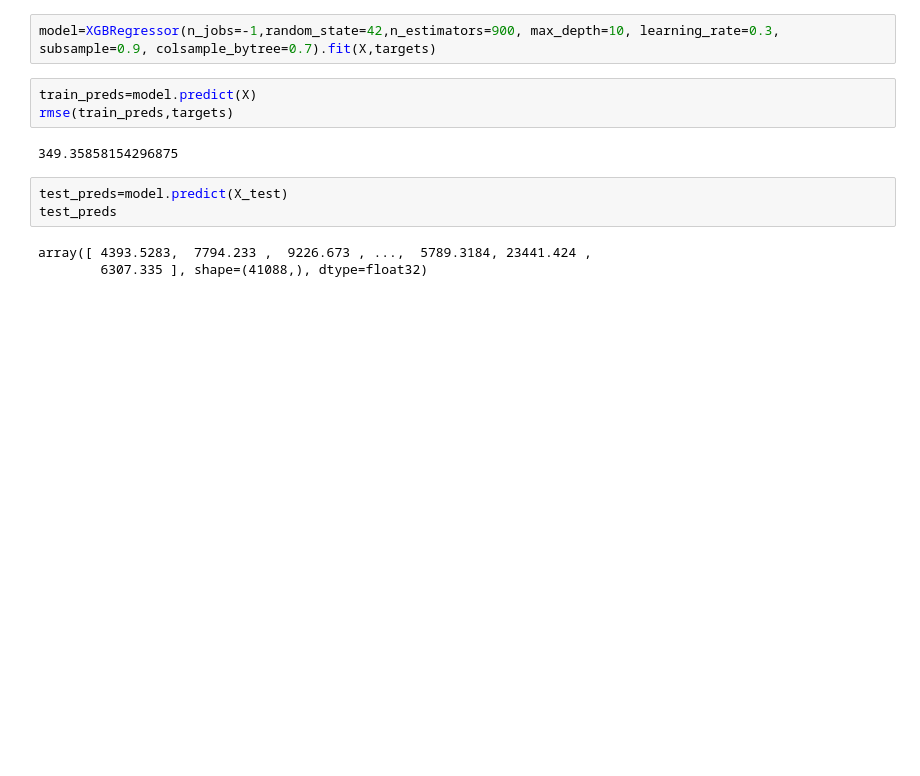
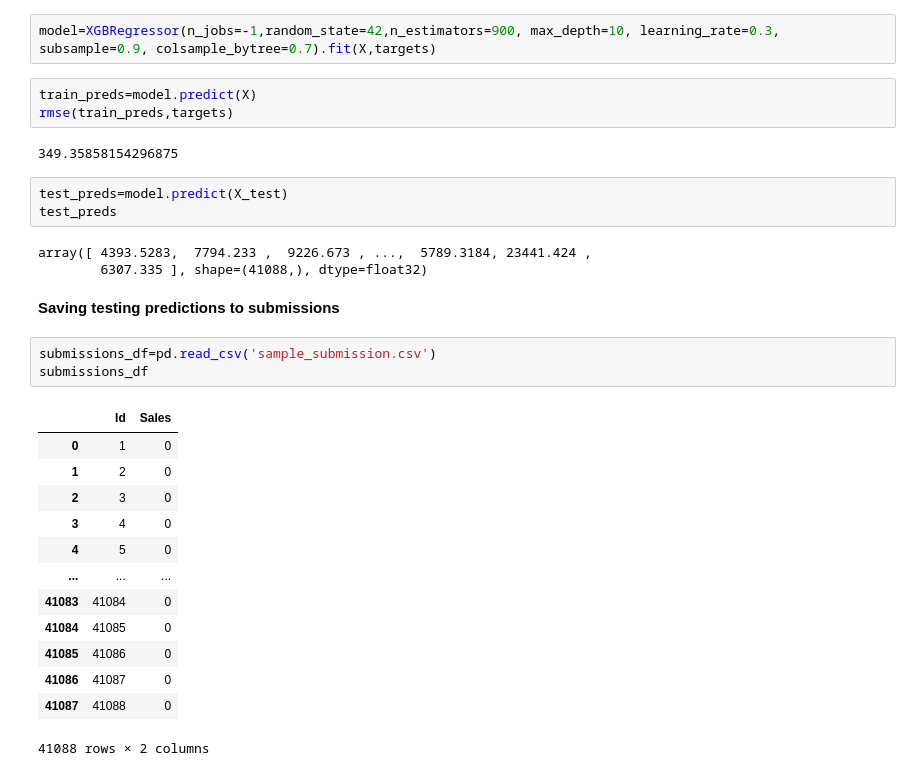
Before and after one commit to RohanVarmaP/machine-Learning, a Jupyter notebook: 5-Gradient-Boosting-Machines-XGboost/data-preparation.ipynb, the cells around one changed output. Cells and saved outputs as stored; diff of their text form; blank space fills up the shorter version.

```diff
--- a/5-Gradient-Boosting-Machines-XGboost/data-preparation.ipynb
+++ b/5-Gradient-Boosting-Machines-XGboost/data-preparation.ipynb
@@ -900,3 +900,22 @@ test_preds
 # %% [output]
 array([ 4393.5283,  7794.233 ,  9226.673 , ...,  5789.3184, 23441.424 ,
         6307.335 ], shape=(41088,), dtype=float32)
+# %% [markdown]
+**Saving testing predictions to submissions**
+# %%
+submissions_df=pd.read_csv('sample_submission.csv')
+submissions_df
+# %% [output]
+|  | Id | Sales |
+| 0 | 1 | 0 |
+| 1 | 2 | 0 |
+| 2 | 3 | 0 |
+| 3 | 4 | 0 |
+| 4 | 5 | 0 |
+| ... | ... | ... |
+| 41083 | 41084 | 0 |
+| 41084 | 41085 | 0 |
+| 41085 | 41086 | 0 |
+| 41086 | 41087 | 0 |
+| 41087 | 41088 | 0 |
+41088 rows × 2 columns
```
Also changed, not shown: parts of 5 cells of this notebook.
